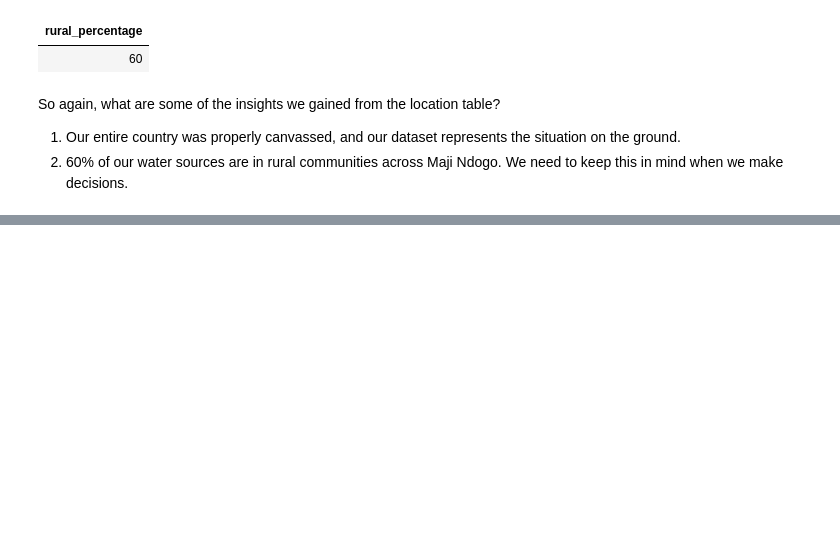
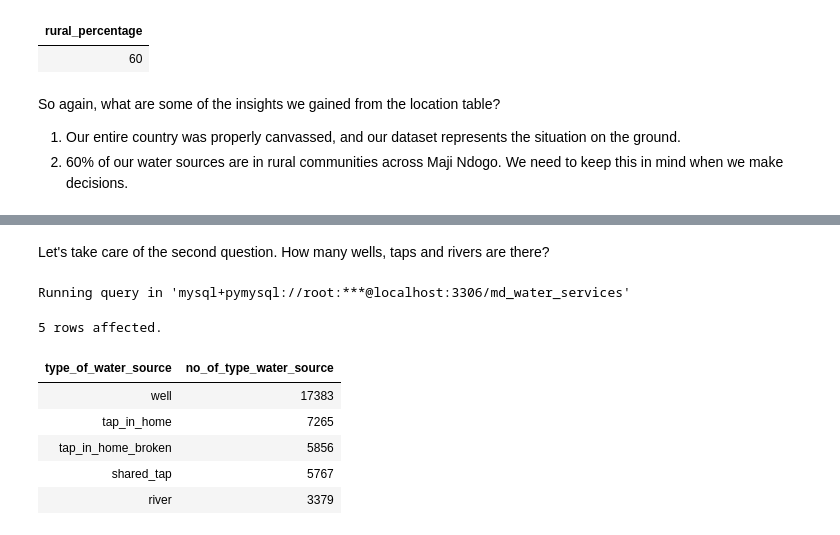
Before and after one commit to kelvinziroh/maji_ndogo, a Jupyter notebook: part_2/maji_ndogo_part2.ipynb, the cells around one changed output, grey strips where cells are left out. Cells and saved outputs as stored; diff of their text form; code cells hidden in the pictures; blank space fills up the shorter version.

Commit message:
Dive into water sources

```diff
--- a/part_2/maji_ndogo_part2.ipynb
+++ b/part_2/maji_ndogo_part2.ipynb
@@ -317,0 +337,20 @@ So again, what are some of the insights we gained from the location table?
+# %% [markdown]
+Let's take care of the second question. How many wells, taps and rivers are there?
+# %%
+%%sql
+# Lets check how many wells, taps and rivers are there
+SELECT
+    type_of_water_source,
+    COUNT(type_of_water_source) AS no_of_type_water_source
+FROM md_water_services.water_source
+GROUP BY type_of_water_source
+ORDER BY no_of_type_water_source DESC;
+# %% [output]
+Running query in 'mysql+pymysql://root:***@localhost:3306/md_water_services'
+5 rows affected.
+| type_of_water_source | no_of_type_water_source |
+| well | 17383 |
+| tap_in_home | 7265 |
+| tap_in_home_broken | 5856 |
+| shared_tap | 5767 |
+| river | 3379 |
```
Also changed, not shown: parts of 11 cells of this notebook.
